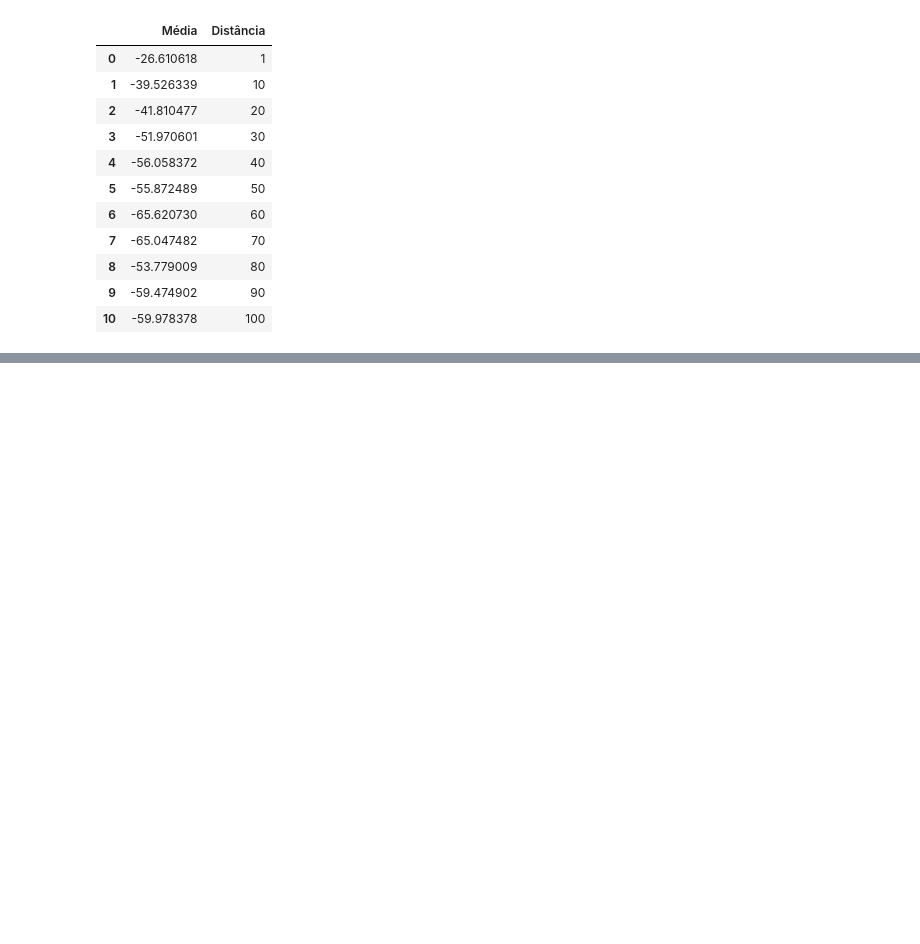
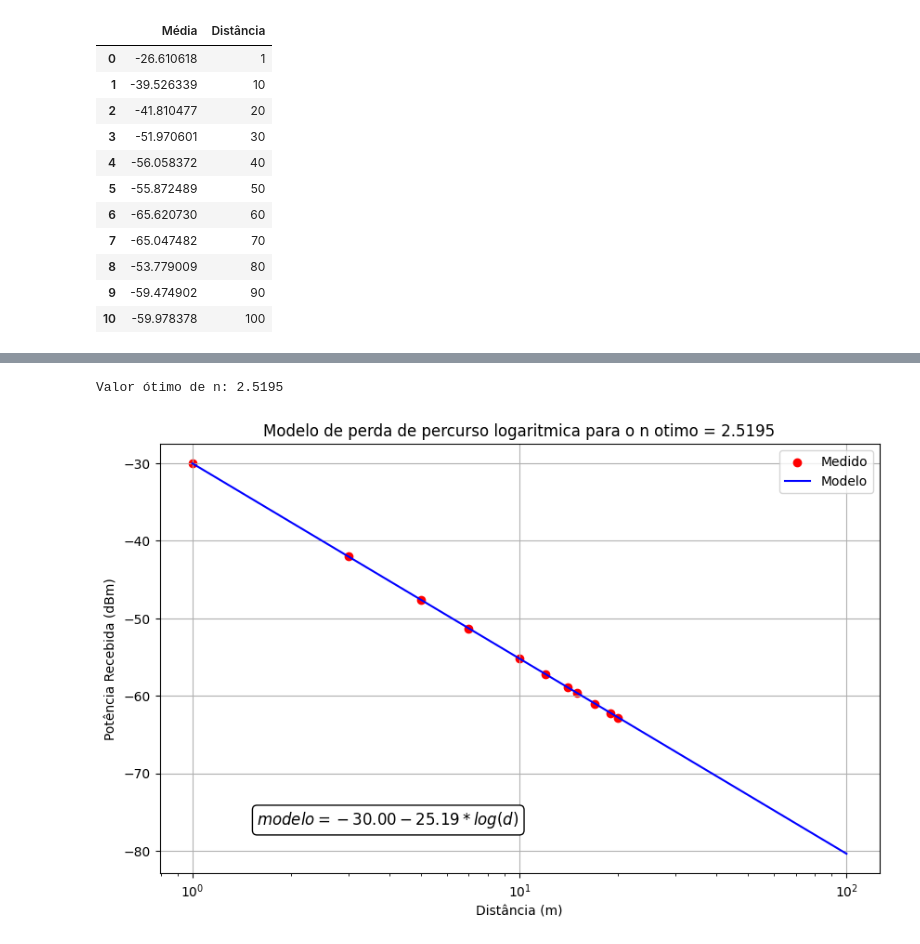
Before and after one commit to daviseemann/ufsc-engineering, a Jupyter notebook: comunicacoes-moveis-EEL7403/MediçãoLarga/tratamento_de_dados.ipynb, the cells around one changed output, grey strips where cells are left out. Cells and saved outputs as stored; diff of their text form; code cells hidden in the pictures; blank space fills up the shorter version.

```diff
--- a/comunicacoes-moveis-EEL7403/MediçãoLarga/tratamento_de_dados.ipynb
+++ b/comunicacoes-moveis-EEL7403/MediçãoLarga/tratamento_de_dados.ipynb
@@ -231,0 +254,10 @@ Valor ótimo de n: 1.7293
+# %%
+distancia_metros = np.array([1, 3, 5, 7, 10, 12, 14, 15, 17, 19, 20])
+Pr_d = np.array(
+    [-30.0, -42.0, -47.6, -51.3, -55.2, -57.2, -58.9, -59.6, -61.0, -62.2, -62.8]
+)
+
+n_otimo, modelo = calcular_modelo(distancia_metros, Pr_d)
+# %% [output]
+Valor ótimo de n: 2.5195
+[figure, added]
```
Also changed, not shown: parts of 3 cells of this notebook, 2 other files.
